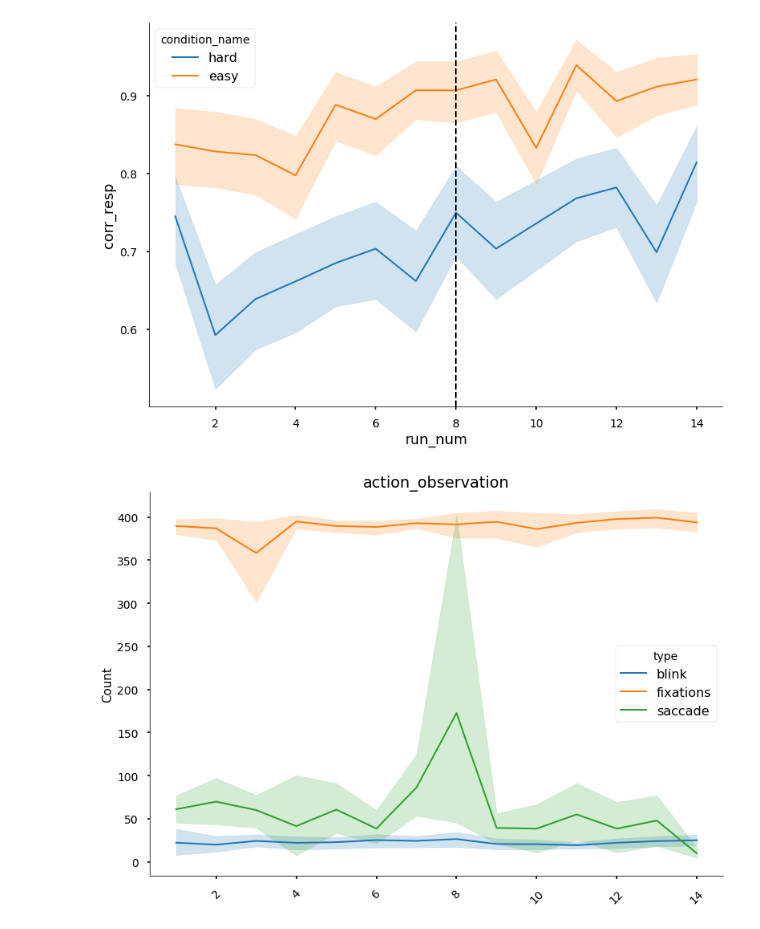
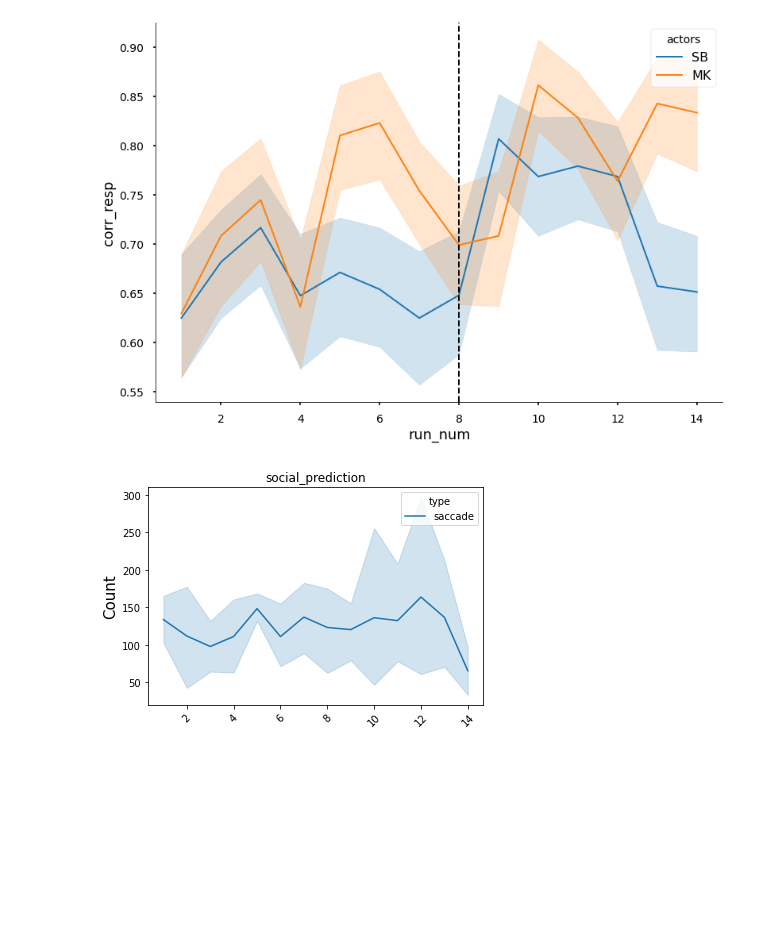
Before and after one commit to maedbhk/action_prediction, a Jupyter notebook: notebooks/1.0-mk-initial-data-exploration.ipynb, the cells around one changed output. Saved outputs shown, nothing was run; the diff lists cells and outputs as text; code cells hidden in the pictures; blank space fills up the shorter version.

```diff
--- a/notebooks/1.0-mk-initial-data-exploration.ipynb
+++ b/notebooks/1.0-mk-initial-data-exploration.ipynb
@@ -30,14 +27,14 @@ df_eye = data.load_eye()
 vis.plotting_style()
 # %%
 # visualize accuracy across runs
-vis.plot_acc(dataframe=df_behav, hue='condition_name')
+vis.plot_acc(dataframe=df_behav, hue='actors')
 # %% [output]
-[figure, old version]
+[figure, new version]
 # %%
 # visualize rt across runs
 vis.plot_rt(dataframe=df_behav, hue='condition_name')
 # %%
 # plot fixation, saccade, blink count across runs
-vis.plot_count_events(dataframe=df_eye)
+vis.plot_count_events(dataframe=df_eye.query('type=="saccade"'))
 # %% [output]
-[figure, old version]
+[figure, new version]
```
Also changed, not shown: parts of 2 cells of this notebook, 1 other file.
